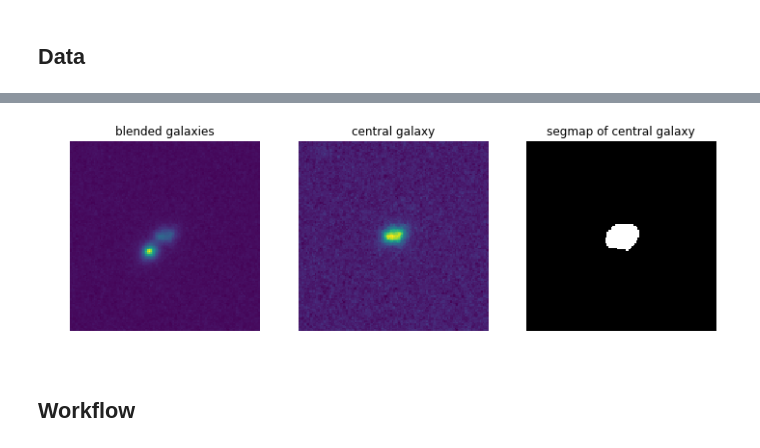
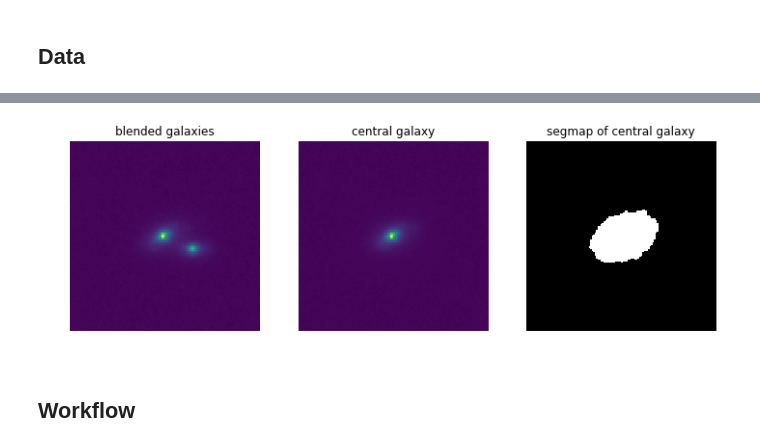
Before and after one commit to aboucaud/deeplearning4astro_labs_2019, a Jupyter notebook: labs/deblending/deblending_starting_kit.ipynb, the cells around one changed output, grey strips where cells are left out. Saved outputs shown, nothing was run; the diff lists cells and outputs as text; code cells hidden in the pictures.

```diff
--- a/labs/deblending/deblending_starting_kit.ipynb
+++ b/labs/deblending/deblending_starting_kit.ipynb
@@ -47,7 +43,7 @@ test_catalogue.csv      train_catalogue.csv
 # %%
-blends = np.load('data/train_blends.npy', mmap_mode='r')[:10]
-galaxies = np.load('data/train_target_img.npy', mmap_mode='r')[:10]
-masks = np.load('data/train_target_mask.npy', mmap_mode='r')[:10]
+blends = np.load('data/train_blends_mini.npy')
+galaxies = np.load('data/train_target_img_mini.npy')
+masks = np.load('data/train_target_masks_mini.npy')
 # %%
 def plot_data_basic(idx):
     titles = [
@@ -65,10 +61,10 @@ def plot_data_basic(idx):
         ax.set_title(title)
         ax.set_axis_off()
 # %%
-index = np.random.randint(10)
+index = np.random.randint(200)
 plot_data_basic(index)
 # %% [output]
-[figure, old version]
+[figure, new version]
 # %% [markdown]
 ## Workflow
 # %% [markdown]
```
Also changed, not shown: parts of 13 cells of this notebook.
